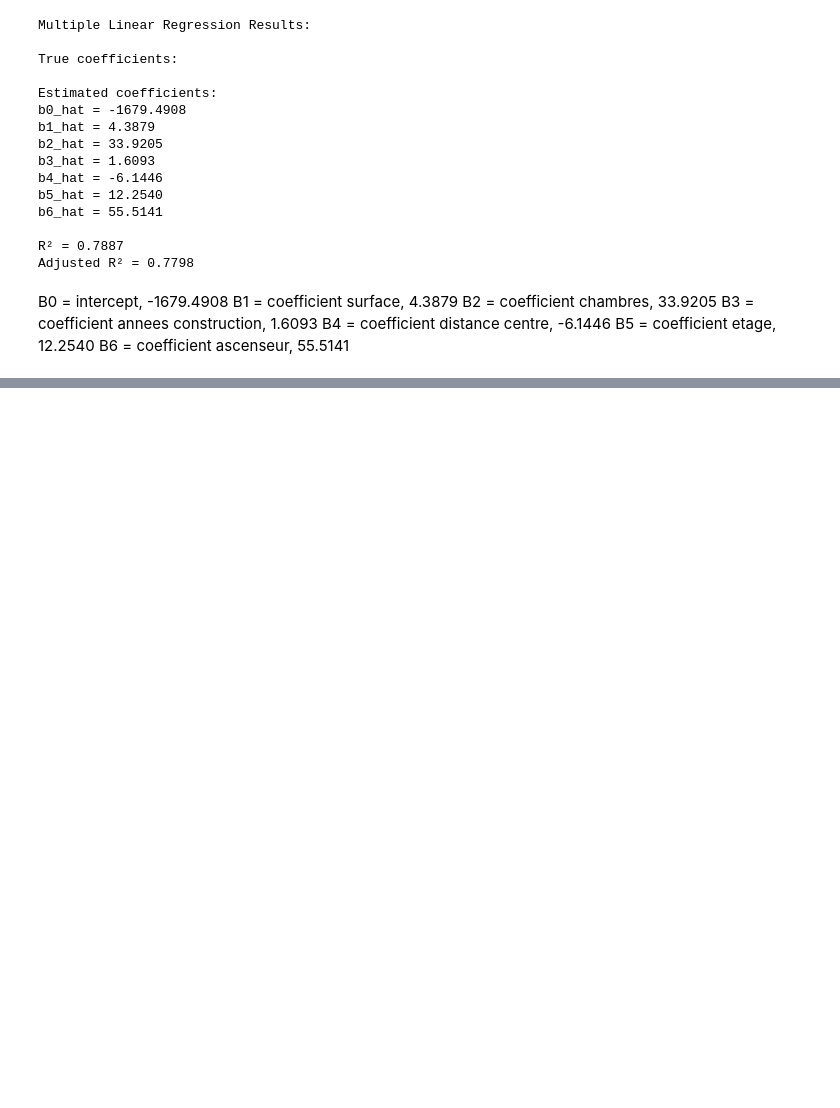
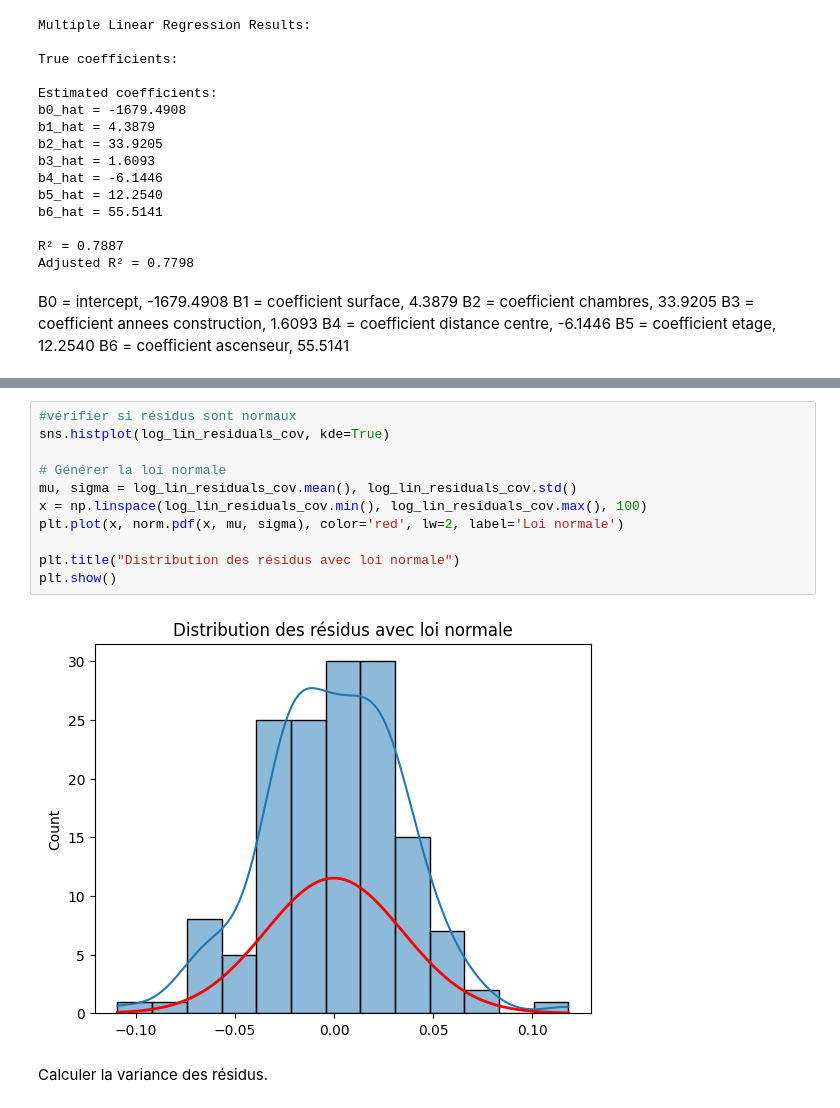
Before and after one commit to alizee-png/sda_2025-2026_stats, a Jupyter notebook: stats.ipynb, the cells around one changed output, grey strips where cells are left out. Saved outputs shown, nothing was run; the diff lists cells and outputs as text; blank space fills up the shorter version.

```diff
--- a/stats.ipynb
+++ b/stats.ipynb
@@ -466,0 +680,15 @@ plt.show()
+# %%
+#vérifier si résidus sont normaux
+sns.histplot(log_lin_residuals_cov, kde=True)
+
+# Générer la loi normale
+mu, sigma = log_lin_residuals_cov.mean(), log_lin_residuals_cov.std()
+x = np.linspace(log_lin_residuals_cov.min(), log_lin_residuals_cov.max(), 100)
+plt.plot(x, norm.pdf(x, mu, sigma), color='red', lw=2, label='Loi normale')
+
+plt.title("Distribution des résidus avec loi normale")
+plt.show()
+# %% [output]
+[figure, added]
+# %% [markdown]
+Calculer la variance des résidus.
```
Also changed, not shown: parts of 68 cells of this notebook.
